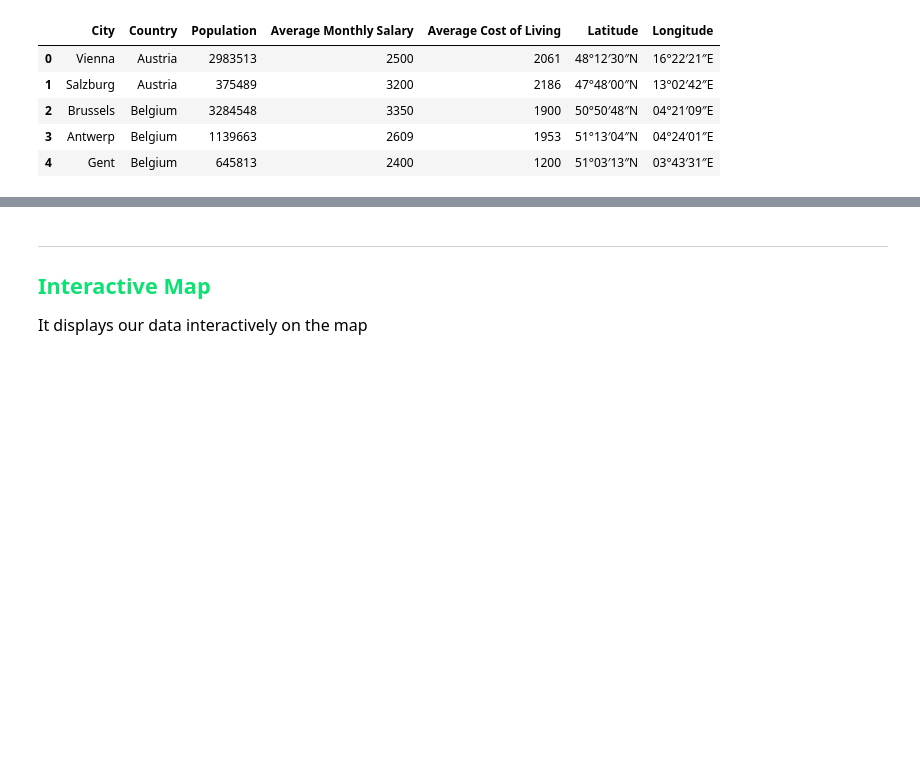
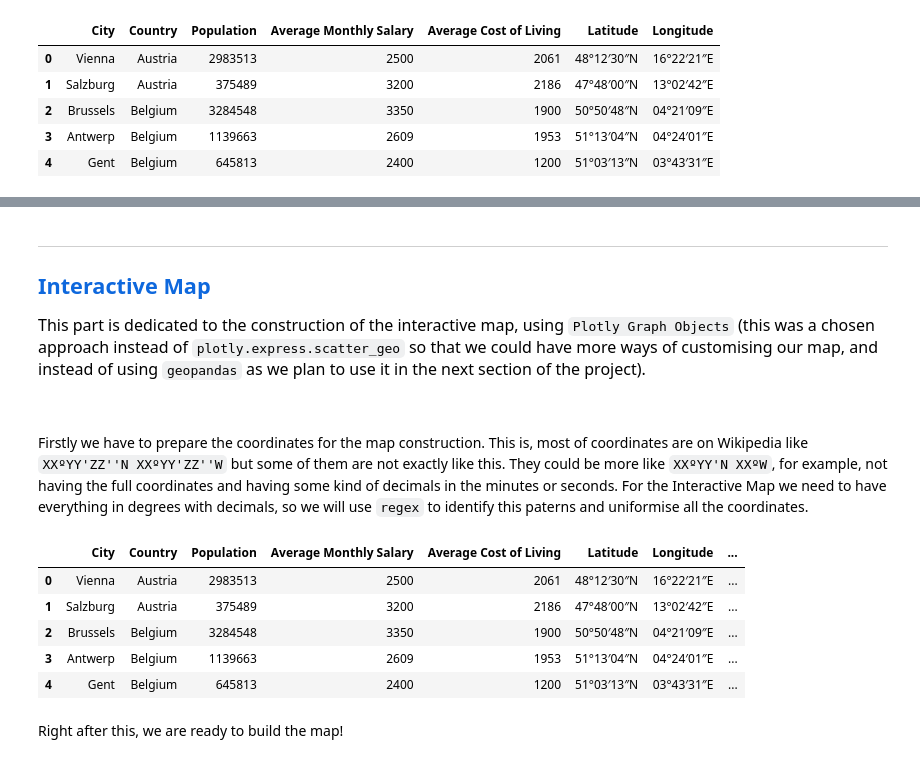
Before and after one commit to gugaffranco/ProgrammingForDataScienceG825, a Jupyter notebook: G08_NB2_Building_Interactive_Map.ipynb, the cells around one changed output, grey strips where cells are left out. Saved outputs shown, nothing was run; the diff lists cells and outputs as text; code cells hidden in the pictures; blank space fills up the shorter version.

```diff
--- a/G08_NB2_Building_Interactive_Map.ipynb
+++ b/G08_NB2_Building_Interactive_Map.ipynb
@@ -44,5 +47,5 @@ city_data.head()
 # %%
-imdf = city_data[['City', 'Country', 'Population', 'Average Monthly Salary', 'Average Cost of Living']]
+imdf = city_data[['City', 'Country', 'Population', 'Average Monthly Salary', 'Average Cost of Living']].copy()
 imdf.head()
 # %% [output]
 |  | City | Country | Population | Average Monthly Salary | Average Cost of Living |
@@ -158,39 +211,33 @@ Data columns (total 7 columns):
 dtypes: int64(3), object(4)
 memory usage: 4.7+ KB
 # %% [markdown]
-<hr style = "border: 3px solid #0EE071;">
-<h2 style = "color : #0EE071;">Interactive Map</h2>
-<p style = "font-size : 16px;">It displays our data interactively on the map</p>
+<hr style = "border: 3px solid #0e68ddff;">
+<h2 style = "color : #0e68ddff;">Interactive Map</h2>
+<p style = "font-size : 16px;">This part is dedicated to the construction of the interactive map, using <code>Plotly Graph Objects</code> (this was a chosen approach instead of <code>plotly.express.scatter_geo</code> so that we could have more ways of customising our map, and instead of using <code>geopandas</code> as we plan to use it in the next section of the project).</p>
 <br>
+# %% [markdown]
+<p>Firstly we have to prepare the coordinates for the map construction. This is, most of coordinates are on Wikipedia like <code>XXºYY'ZZ''N XXºYY'ZZ''W</code> but some of them are not exactly like this. They could be more like <code>XXºYY'N XXºW</code>, for example, not having the full coordinates and having some kind of decimals in the minutes or seconds. For the Interactive Map we need to have everything in degrees with decimals, so we will use <code>regex</code> to identify this paterns and uniformise all the coordinates.</p>
 # %%
-import re
+def interactive_coordinates(str_coordinates):
+    """Function that uniformises coordinates taken from Wikipedia:
+    1. Uses regex to extract degrees, minutes, seconds and direction
+    2. Converts Degrees-Minutes-Seconds (DMS) to Decimal Degrees
+    3. Returns Decimal Degrees"""
 
-def interactive_coordinates(str_coordinates):
-    if not isinstance(str_coordinates, str):
-        return None
+    # Degrees: (\d+)° -> Integer only
+    # Minutes: (\d+(?:\.\d+)?)′
+    # Seconds: (?:(\d+(?:\.\d+)?)″)?
+    pattern = r"(\d+)°\s*(\d+(?:\.\d+)?)′\s*(?:(\d+(?:\.\d+)?)″)?\s*([NSEW])" #creating the regex pattern
 
-    # regex pattern:
-    # Matches numbers before °, before ′, and optionally before ″.
-    # Also captures the direction (N, S, E, W).
-    pattern = r"(\d+)°\s*(\d+)′\s*(?:(\d+(?:\.\d+)?)″)?\s*([NSEW])"
-    match = re.search(pattern, str_coordinates)
+    match = re.search(pattern, str_coordinates) #searching for the pattern in the string
 
-    if not match:
-        return None
+    deg, min, sec, direction = match.groups() #extracting the groups from the match
 
-    # Extract groups (seconds might be None if missing)
-    deg, min, sec, direction = match.groups()
 
-    # Calculate Decimal Degrees
-    dd = float(deg) + float(min)/60 + (float(sec)/3600 if sec else 0)
+    dd = float(deg) + float(min)/60 + (float(sec)/3600 if sec else 0) #converting Degress-Minutes-Seconds to Decimal Degrees
 
     if direction in ('S', 'W'):
         dd = -dd
 
     return dd
-
-# Apply the new function
-# This will fix Sofia, Madrid, Hamburg, etc.
-imdf["Interactive Latitude"] = imdf["Latitude"].apply(interactive_coordinates)
-imdf["Interactive Longitude"] = imdf["Longitude"].apply(interactive_coordinates)
 # %%
@@ -230,0 +246,11 @@ fig.show()
+# %%
+imdf.head() #check
+# %% [output]
+|  | City | Country | Population | Average Monthly Salary | Average Cost of Living | Latitude | Longitude | ... |
+| 0 | Vienna | Austria | 2983513 | 2500 | 2061 | 48°12′30″N | 16°22′21″E | ... |
+| 1 | Salzburg | Austria | 375489 | 3200 | 2186 | 47°48′00″N | 13°02′42″E | ... |
+| 2 | Brussels | Belgium | 3284548 | 3350 | 1900 | 50°50′48″N | 04°21′09″E | ... |
+| 3 | Antwerp | Belgium | 1139663 | 2609 | 1953 | 51°13′04″N | 04°24′01″E | ... |
+| 4 | Gent | Belgium | 645813 | 2400 | 1200 | 51°03′13″N | 03°43′31″E | ... |
+# %% [markdown]
+<p>Right after this, we are ready to build the map!</p>
```
Also changed, not shown: parts of 20 cells of this notebook.
